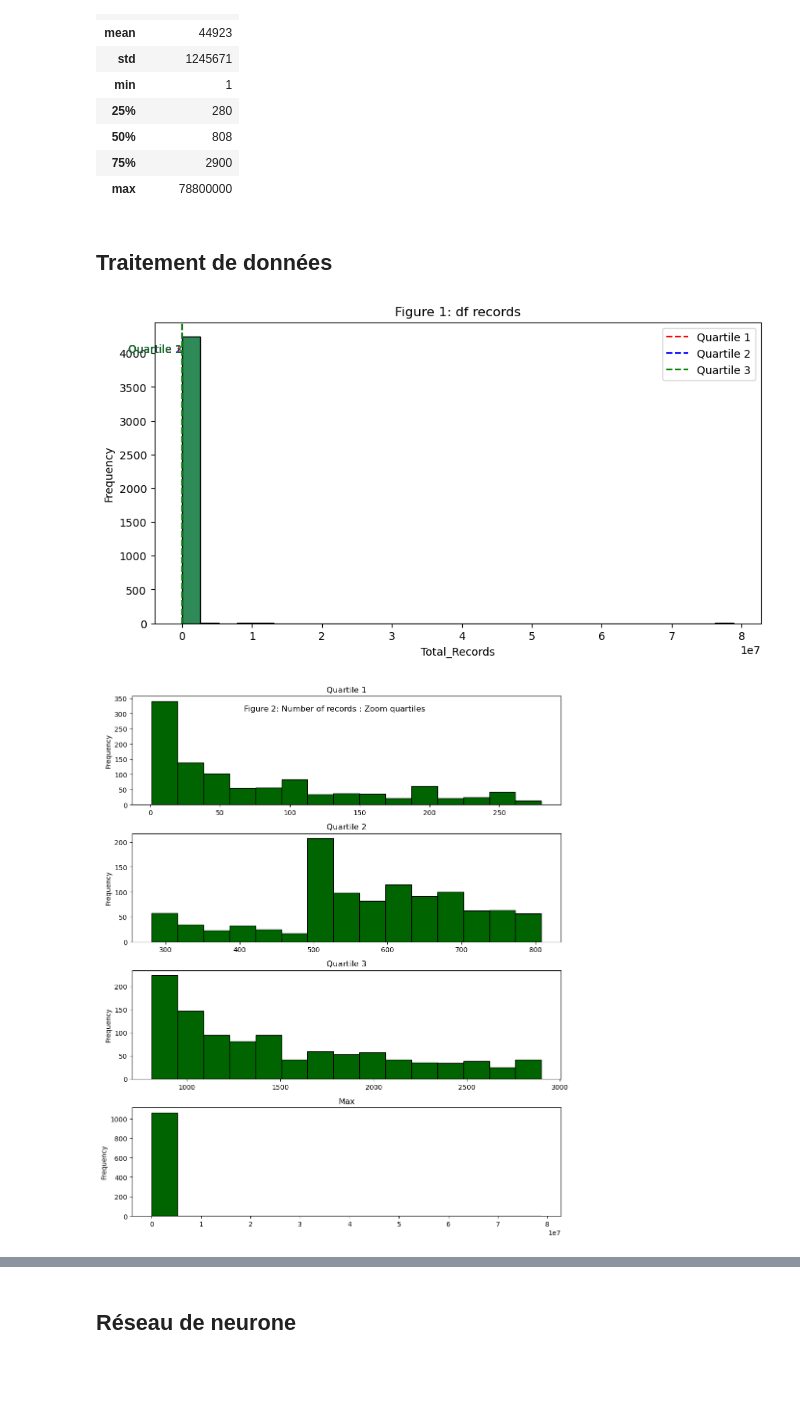
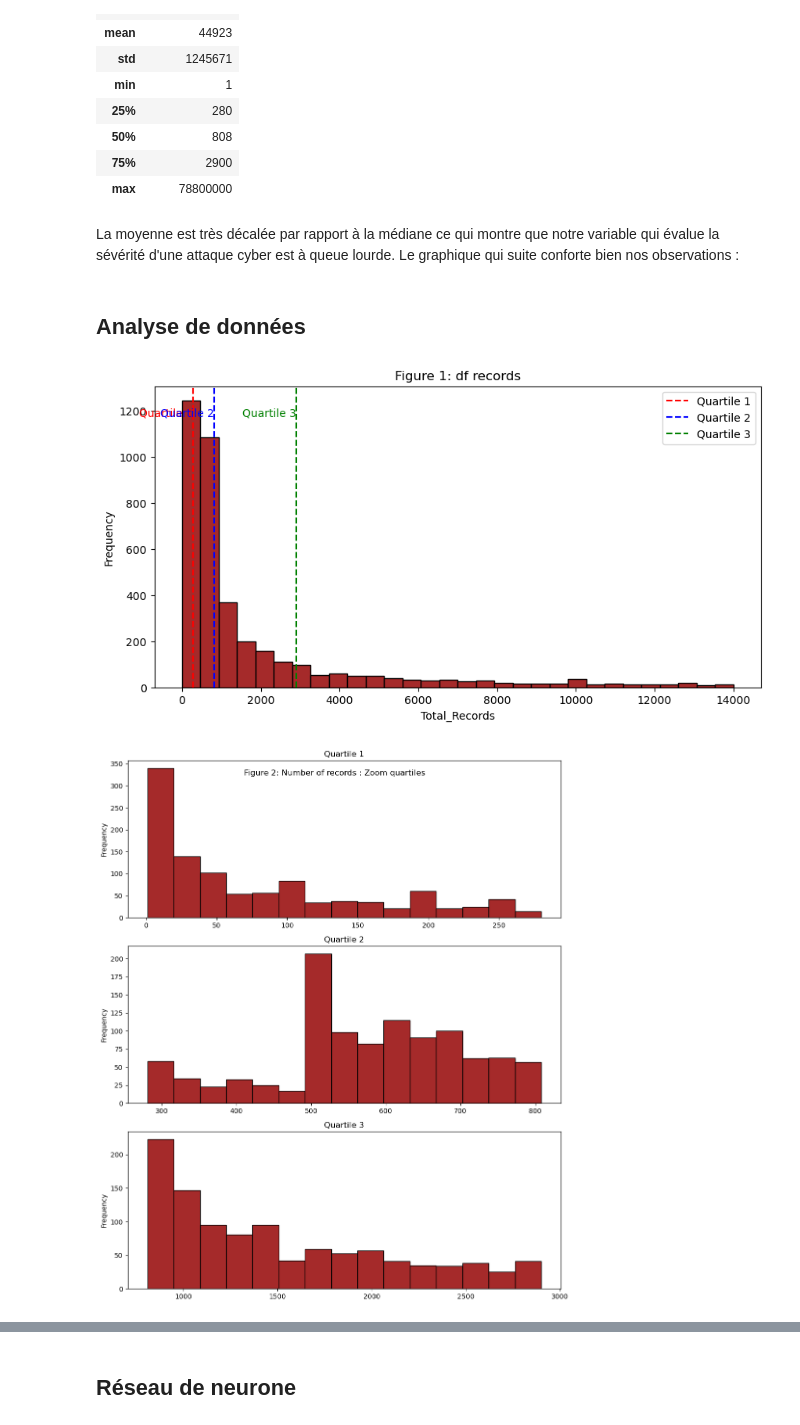
Before and after one commit to fdountiozaboue/NEXIALOG_STAGE, a Jupyter notebook: NoteBook_Analyse_de_la_base_PRC.ipynb, the cells around one changed output, grey strips where cells are left out. Cells and saved outputs as stored; diff of their text form; code cells hidden in the pictures; blank space fills up the shorter version.

```diff
--- a/NoteBook_Analyse_de_la_base_PRC.ipynb
+++ b/NoteBook_Analyse_de_la_base_PRC.ipynb
@@ -189,8 +187,10 @@ data_PRC.select_dtypes(['float']).describe().style.format("{:.0f}")
 | 50% | 808 |
 | 75% | 2900 |
 | max | 78800000 |
+# %% [markdown]
+La moyenne est très décalée par rapport à la médiane ce qui montre que notre variable qui évalue la sévérité d'une attaque cyber est à queue lourde. Le graphique qui suite conforte bien nos observations :
 # %% [markdown]
-## Traitement de données
+## Analyse de données
 # %%
 # Calcul des quartiles
 q1 = data_PRC['Total_Records'].quantile(0.25)
@@ -199,7 +199,8 @@ q3 = data_PRC['Total_Records'].quantile(0.75)
 
 # --- Figure 1 : Histogramme global avec lignes de quartiles ---
 plt.figure(figsize=(10, 5))
-plt.hist(data_PRC['Total_Records'], bins=30, color='seagreen', edgecolor='black')
+q_data = data_PRC[(data_PRC['Total_Records'] <= 14000)]
+plt.hist(q_data['Total_Records'], bins=30, color='brown', edgecolor='black')
 plt.axvline(q1, color='red', linestyle='--', label='Quartile 1')
 plt.axvline(q2, color='blue', linestyle='--', label='Quartile 2')
 plt.axvline(q3, color='green', linestyle='--', label='Quartile 3')
@@ -209,39 +210,39 @@ plt.title('Figure 1: df records')
 plt.xlabel('Total_Records')
 plt.ylabel('Frequency')
 plt.text(q1, plt.ylim()[1]*0.9, 'Quartile 1', color='red', ha='right')
 plt.text(q2, plt.ylim()[1]*0.9, 'Quartile 2', color='blue', ha='right')
 plt.text(q3, plt.ylim()[1]*0.9, 'Quartile 3', color='green', ha='right')
 plt.show()
 
 # --- Figure 2 : Zoom sur les quartiles ---
-fig, axs = plt.subplots(4, 1, figsize=(10, 12))
+fig, axs = plt.subplots(3, 1, figsize=(10, 12))
 
 # Quartile 1
 q1_data = data_PRC[data_PRC['Total_Records'] <= q1]
-axs[0].hist(q1_data['Total_Records'], bins=15, color='darkgreen', edgecolor='black')
+axs[0].hist(q1_data['Total_Records'], bins=15, color='brown', edgecolor='black')
 axs[0].set_title('Quartile 1')
 
 # Quartile 2
 q2_data = data_PRC[(data_PRC['Total_Records'] > q1) & (data_PRC['Total_Records'] <= q2)]
-axs[1].hist(q2_data['Total_Records'], bins=15, color='darkgreen', edgecolor='black')
+axs[1].hist(q2_data['Total_Records'], bins=15, color='brown', edgecolor='black')
 axs[1].set_title('Quartile 2')
 
 # Quartile 3
 q3_data = data_PRC[(data_PRC['Total_Records'] > q2) & (data_PRC['Total_Records'] <= q3)]
-axs[2].hist(q3_data['Total_Records'], bins=15, color='darkgreen', edgecolor='black')
+axs[2].hist(q3_data['Total_Records'], bins=15, color='brown', edgecolor='black')
 axs[2].set_title('Quartile 3')
 
 # Max
-q4_data = data_PRC[(data_PRC['Total_Records'] >= q3)&(data_PRC['Total_Records'] <= max(data_PRC['Total_Records']))]
-axs[3].hist(q4_data['Total_Records'], bins=15, color='darkgreen', edgecolor='black')
-axs[3].set_title('Max')
+# q4_data = data_PRC[(data_PRC['Total_Records'] > q3)]
+# axs[3].hist(q4_data['Total_Records'], bins=15, color='darkgreen', edgecolor='black')
+# axs[3].set_title('Max')
 
 for ax in axs:
     ax.set_ylabel('Frequency')
 
 fig.suptitle('Figure 2: Number of records : Zoom quartiles', y=0.93)
 plt.tight_layout()
 plt.show()
 # %% [output]
-[figure, old version]
+[figure, new version]
-[figure, old version]
+[figure, new version]
```
Also changed, not shown: parts of 61 cells of this notebook, 1 other file.
